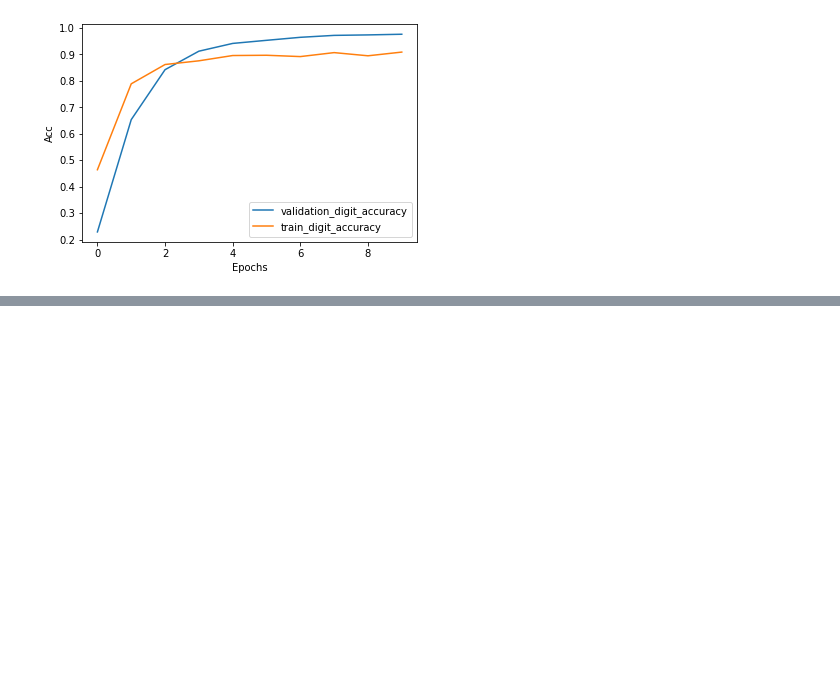
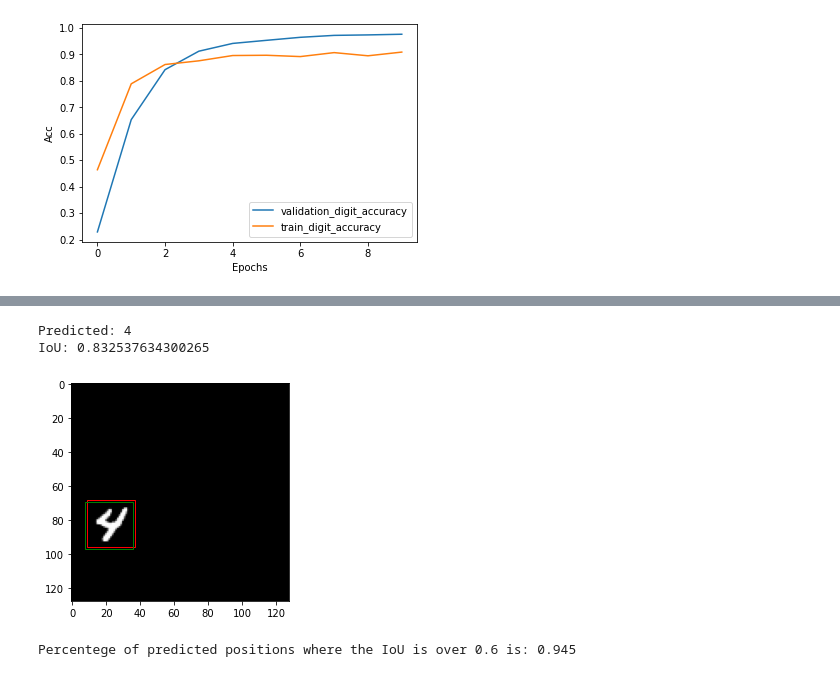
Before and after one commit to milantokic/object_detection, a Jupyter notebook: MNIST Object detection dataset.ipynb, the cells around one changed output, grey strips where cells are left out. Saved outputs shown, nothing was run; the diff lists cells and outputs as text; code cells hidden in the pictures; blank space fills up the shorter version.

```diff
--- a/MNIST Object detection dataset.ipynb
+++ b/MNIST Object detection dataset.ipynb
@@ -199,0 +191,18 @@ Predicted: 4
+# %%
+def findBBox(truth, pred):
+    truth = truth * 128
+    pred = pred * 128
+    truth_x1 = truth[0] - 14
+    truth_y1 = truth[1] - 14
+    truth_x2 = truth[0] + 14
+    truth_y2 = truth[1] + 14
+
+    pred_x1 = pred[0] - 14
+    pred_y1 = pred[1] - 14
+    pred_x2 = pred[0] + 14
+    pred_y2 = pred[1] + 14
+
+    box1 = [truth_x1, truth_y1, truth_x2, truth_y2]
+    box2 = [pred_x1, pred_y1, pred_x2, pred_y2]
+
+    return box1, box2
@@ -199,0 +228,30 @@ Predicted: 4
+# %%
+
+fig,ax = plt.subplots(1)
+ax.imshow(x_val_new[5], cmap='gray')
+dig, pos = model.predict(np.expand_dims(x_val_new[5], axis=0), verbose=0)
+box1, box2 = findBBox(y_val_pos[5], np.squeeze(pos))
+print(f"Predicted: {np.argmax(dig)}")
+print(f"IoU: {iou(y_val_pos[5], np.squeeze(pos))}")
+rect = patches.Rectangle((box1[0], box1[1]), box1[2]-box1[0], box1[3]-box1[1], linewidth=1, edgecolor='r', facecolor='none')
+rect2 = patches.Rectangle((box2[0], box2[1]), box2[2]-box2[0], box2[3]-box2[1], linewidth=1, edgecolor='g', facecolor='none')
+
+ax.add_patch(rect)
+ax.add_patch(rect2)
+
+
+plt.show()
+# %% [output]
+Predicted: 4
+IoU: 0.832537634300265
+[figure, added]
+# %%
+iou_test = []
+for i in range(x_val_new.shape[0]):
+    t1, t2 = model.predict(np.expand_dims(x_val_new[i], axis=0), verbose=0)
+    iou_test.append(iou(y_val_pos[i], np.squeeze(t2)))
+
+count = sum(map(lambda i: i > 0.6, iou_test))
+print(f"Percentege of predicted positions where the IoU is over 0.6 is: {count/1000}")
+# %% [output]
+Percentege of predicted positions where the IoU is over 0.6 is: 0.945
```
Also changed, not shown: parts of 5 cells of this notebook.
